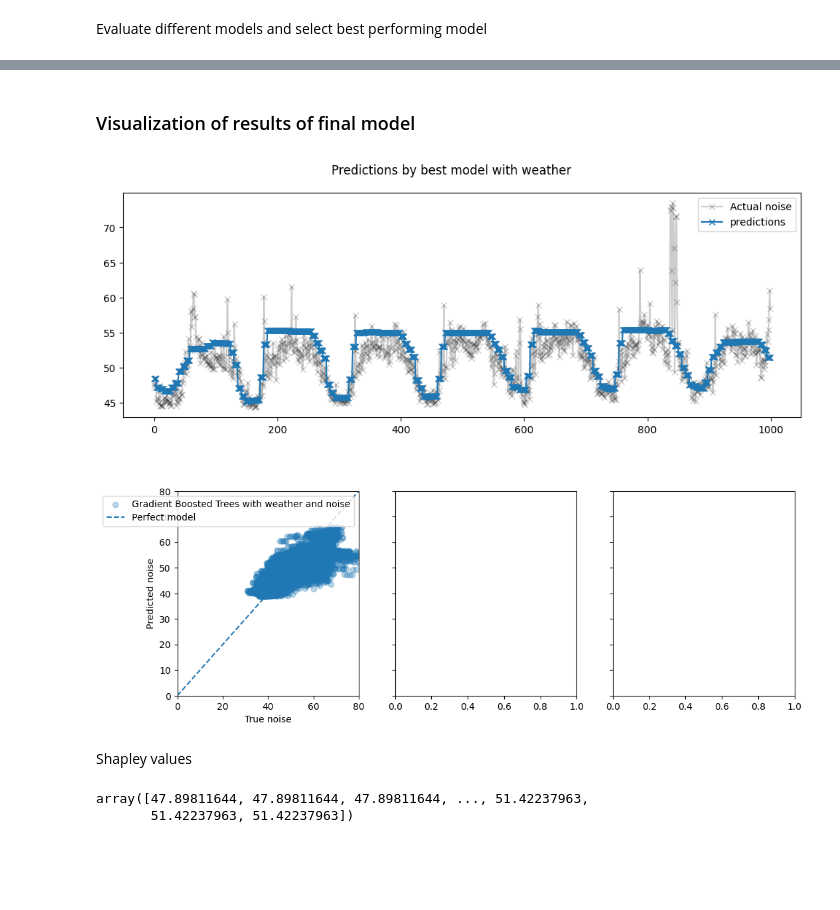
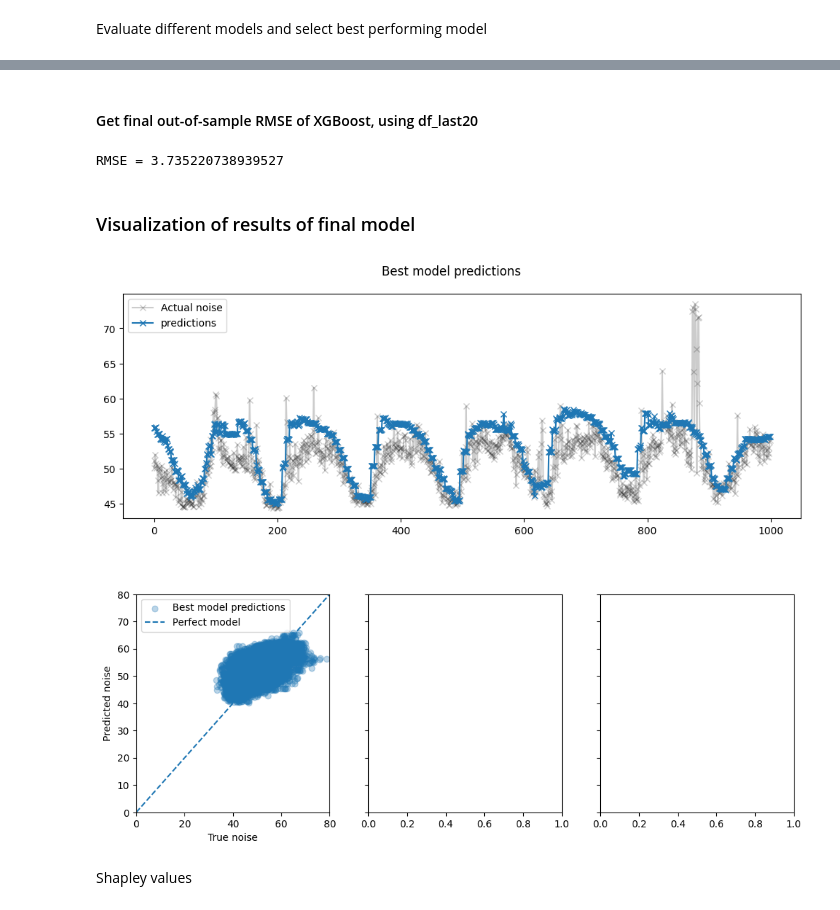
Before and after one commit to IvanaOsredek/ModernDataAnalyticsProject, a Jupyter notebook: MDA_main_notebook.ipynb, the cells around one changed output, grey strips where cells are left out. Drawn from its saved outputs; the diff is of its cells as text; code cells hidden in the pictures; blank space fills up the shorter version.

Commit message:
Implemented 80-20 split
also calculated out-of-sample RMSE and visualized predictions
on test data

```diff
--- a/MDA_main_notebook.ipynb
+++ b/MDA_main_notebook.ipynb
@@ -287,9 +207,8 @@ Ridge_splines = make_pipeline(
+# %%
+cv = KFold(n_splits=5, shuffle=True)
 # %% [markdown]
 Evaluate different models and select best performing model
 # %%
-from sklearn.pipeline import Pipeline
-import numpy as np
-
 def evaluate_models(X, y, cv, models):
     best_model = None
     best_rmse = float('inf')
@@ -356,8 +275,8 @@ def evaluate_models(X, y, cv, models):
 
 
 # Define the models to evaluate
-models = [Pipeline(Ridge_splines), XGBRegressor(), HistGradientBoostingRegressor()]
+models = [XGBRegressor(), HistGradientBoostingRegressor()]
 
 # Example usage with multiple models
-best_model = evaluate_models(X, y, ts_cv, models)
+best_model = evaluate_models(X, y, cv, models)
 # %% [output]
@@ -369,15 +307,34 @@ HistGradientBoostingRegressor(learning_rate=0.06, max_leaf_nodes=10)
+# %% [markdown]
+#### Get final out-of-sample RMSE of XGBoost, using df_last20
+# %%
+#create X_test
+merged_df_test, X_test, y_test = delay_noise_weather(df_last20)
+
+#fit best model on train and validation data
+best_model.fit(X, y)
+
+#create predictions for test range
+best_model_predictions = best_model.predict(X_test)
+
+# Calculate the mean squared error
+mse = mean_squared_error(y_test, best_model_predictions)
+
+# Calculate the root mean squared error
+rmse = np.sqrt(mse)
+print(f"RMSE = {rmse}")
+#3.73522
+# %% [output]
+RMSE = 3.735220738939527
 # %% [markdown]
 ### Visualization of results of final model
 # %%
 #visualization of model predictions, trained on full data
-best_model.fit(X, y)
-best_model_predictions = best_model.predict(X)
 
 last_hours = slice(-1000, None)
 fig, ax = plt.subplots(figsize=(12, 4))
-fig.suptitle("Predictions by best model with weather")
+fig.suptitle("Best model predictions")
 ax.plot(
-    y.values[last_hours],
+    y_test.values[last_hours],
     "x-",
     alpha=0.2,
     label="Actual noise",
@@ -386,34 +343,29 @@ ax.plot(
 ax.plot(best_model_predictions[last_hours], "x-", label="predictions")
 _ = ax.legend()
 # %% [output]
-[figure, old version]
+[figure, new version]
 # %%
 fig, axes = plt.subplots(ncols=3, figsize=(12, 4), sharey=True)
 fig.suptitle(" ")
 predictions = [
     best_model_predictions,
 ]
 labels = [
-    "Gradient Boosted Trees with weather and noise",
+    "Best model predictions",
 ]
 for ax, pred, label in zip(axes, predictions, labels):
-    ax.scatter(y.values, pred, alpha=0.3, label=label)
+    ax.scatter(y_test.values, pred, alpha=0.3, label=label)
     ax.plot([0, 80], [0, 80], "--", label="Perfect model")
     ax.set(
         xlim=(0, 80),
         ylim=(0, 80),
         xlabel="True noise",
         ylabel="Predicted noise",
     )
     ax.legend()
 
 plt.show()
 # %% [output]
-[figure, old version]
+[figure, new version]
 # %% [markdown]
 Shapley values
-# %%
-best_model_predictions
-# %% [output]
-array([47.89811644, 47.89811644, 47.89811644, ..., 51.42237963,
-       51.42237963, 51.42237963])
```
Also changed, not shown: parts of 15 cells of this notebook.
